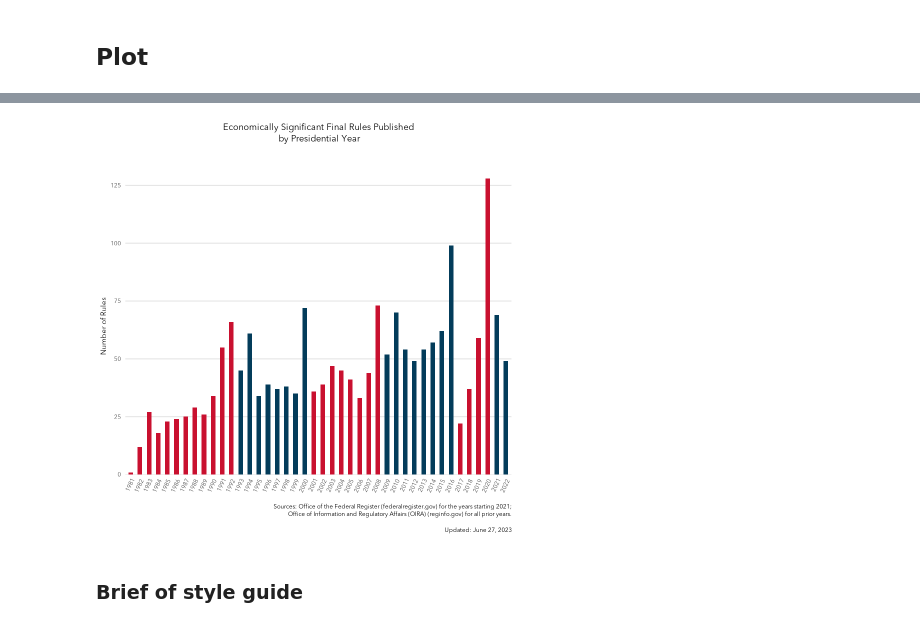
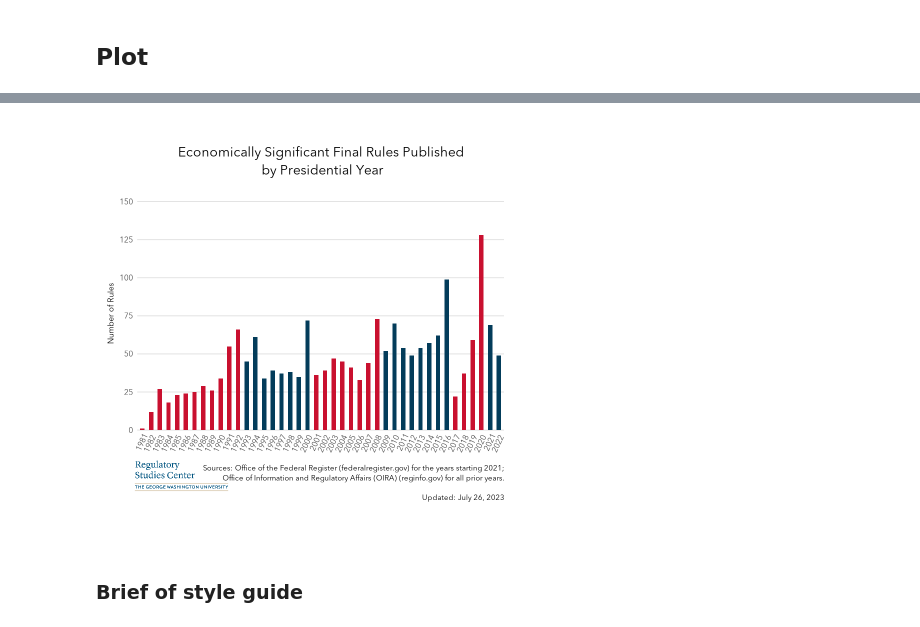
Before and after one commit to regulatorystudies/Reg-Stats, a Jupyter notebook: code/ER_Rules_Plot_R.ipynb, the cells around one changed output, grey strips where cells are left out. Saved outputs shown, nothing was run; the diff lists cells and outputs as text; code cells hidden in the pictures.

```diff
--- a/code/ER_Rules_Plot_R.ipynb
+++ b/code/ER_Rules_Plot_R.ipynb
@@ -47,13 +77,21 @@ font_add("avenir_lt_pro","a-avenir-next-lt-pro.otf")
 showtext_auto()
 # %% [markdown]
 ## Plot
+# %%
+#read and get png file from local
+get_png <- function(filename) {
+  grid::rasterGrob(png::readPNG(filename),interpolate = TRUE)
+}
+
+l <- get_png("gw_ci_rsc_2cs_pos.png")
 # %%
 # Economically Significant Final Rules Published by Presidential Year
 
 #load data
-sig <- read.csv("/content/ES_rules_published_presidential_year_2023-03-28.csv")
+sig <- read.csv("/content/ES_rules_published_presidential_year_(with_party)_2023-03-28.csv")
+
 # modify column names
-colnames(sig) <- c("year", "econ", "excluding.withdrawn")
+colnames(sig) <- c("year", "party", "econ", "excluding.withdrawn")
 
 # delete excluding.withdrawn column
 sig$excluding.withdrawn <- NULL
@@ -61,15 +99,18 @@ sig$excluding.withdrawn <- NULL
 # remove rows with NA values
 sig <- sig[complete.cases(sig), ]
 
-# create party column (this must be manually updated with years of Democrat Presidents)
-sig$party <- ifelse(sig$year %in% c(1993:2000, 2009:2016, 2021:2024), "dem", "rep")
-
 # make party factor variable
 sig$party <- as.factor(sig$party)
 
 current_date <- format(Sys.Date(), "%B %d, %Y")
 
-caption <- paste("Sources: Office of the Federal Register (federalregister.gov) for the years starting 2021;\nOffice of Information and Regulatory Affairs (OIRA) (reginfo.gov) for all prior years.\n\nUpdated:", current_date)
+
+
+caption1 <- paste("Sources: Office of the Federal Register (federalregister.gov) for the years starting 2021;
+                  Office of Information and Regulatory Affairs (OIRA) (reginfo.gov) for all prior years.
+
+                  Updated:", current_date)
+
 
 bar1 <- ggplot(sig, aes(x = year, y = econ, fill = party)) +
   geom_bar(stat = "identity", width = 0.5,) +
@@ -78,18 +119,34 @@ bar1 <- ggplot(sig, aes(x = year, y = econ, fill = party)) +
   ggtitle("Economically Significant Final Rules Published \n by Presidential Year") +
   ylab("Number of Rules") +
   xlab("") +
-  scale_y_continuous(expand = c(0, 0)) +
-  labs(caption = caption) +
+  scale_y_continuous(breaks = seq(0, max(sig$econ) + 25, by = 25), expand = c(0, 0),limits = c(0, max(sig$econ) + 25))+ #add 150 line
+  labs(caption = caption1) +
+  #labs(caption = caption1, href = "https://www.federalregister.gov/")+
+
+  annotation_custom(l, xmin = -9, xmax = 20, ymin = -20, ymax = -40) + # for logo
+  coord_cartesian(clip = "off") + # for logo
   theme(
-    plot.title = element_text(hjust = 0.5, margin = margin(b = 40, unit = "pt")),
-    axis.text.x = element_text(angle =65, hjust = 1, vjust = 1),
+    plot.title = element_text(hjust = 0.5, vjust=-2, margin = margin(b = 40, unit = "pt"), size=20), #size
+    axis.text.x = element_text(angle =65, hjust = 1, vjust = 1, size=12),
+    axis.text.y = element_text(size=12),
+    axis.title.y = element_text(size = 12, angle = 90, vjust = 1),
     legend.position = "none",
     text =element_text(family = "avenir_lt_pro"),
     panel.grid.major.x = element_blank(),
     panel.grid.major.y = element_line(color = "#E0E0E0", linetype = "solid"),
     panel.grid.minor = element_blank(),
-    plot.caption = element_text(hjust = 1, margin = margin(t = 0, unit = "pt"))
-  )
+    plot.caption = element_text(hjust = 1, margin = margin(t = 0, unit = "pt"), size=11),
+    plot.margin = unit(c(1, 1, 3, 1), "lines"),
+  )+
+  # annotate(
+  #   geom = "segment",
+  #   x = seq(0.5, length(sig$year) + 0.5, by = 1),
+  #   xend = seq(0.5, length(sig$year) + 0.5, by = 1),
+  #   y = 0,
+  #   yend = -2,
+  #   color = "grey")
 
 bar1
+#ggsave("plot1.pdf",device = cairo_pdf, width = 12.5, height = 9, dpi = 300)
+# pdf, source link clickable
 # %% [output]
@@ -96,4 +155,4 @@ bar1
-[figure, old version]
+[figure, new version]
 # %% [markdown]
 ### Brief of style guide
 # %% [markdown]
```
Also changed, not shown: parts of 9 cells of this notebook.
